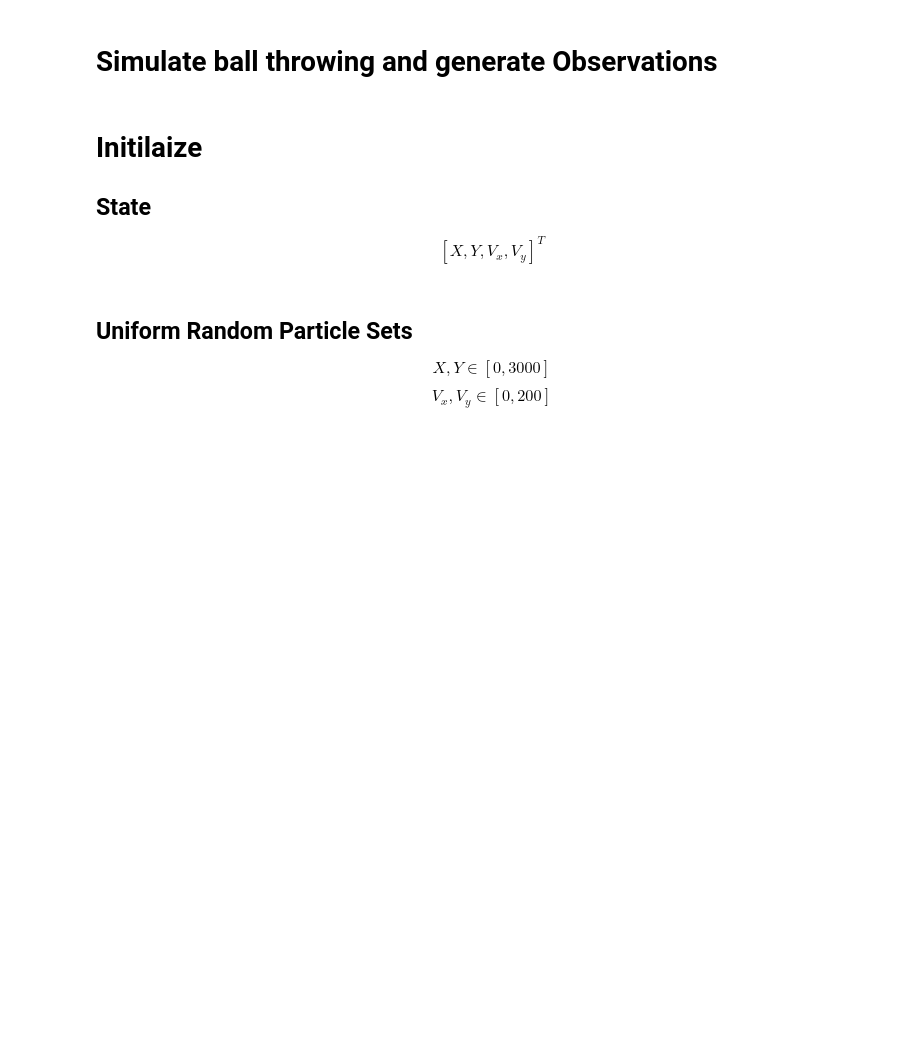
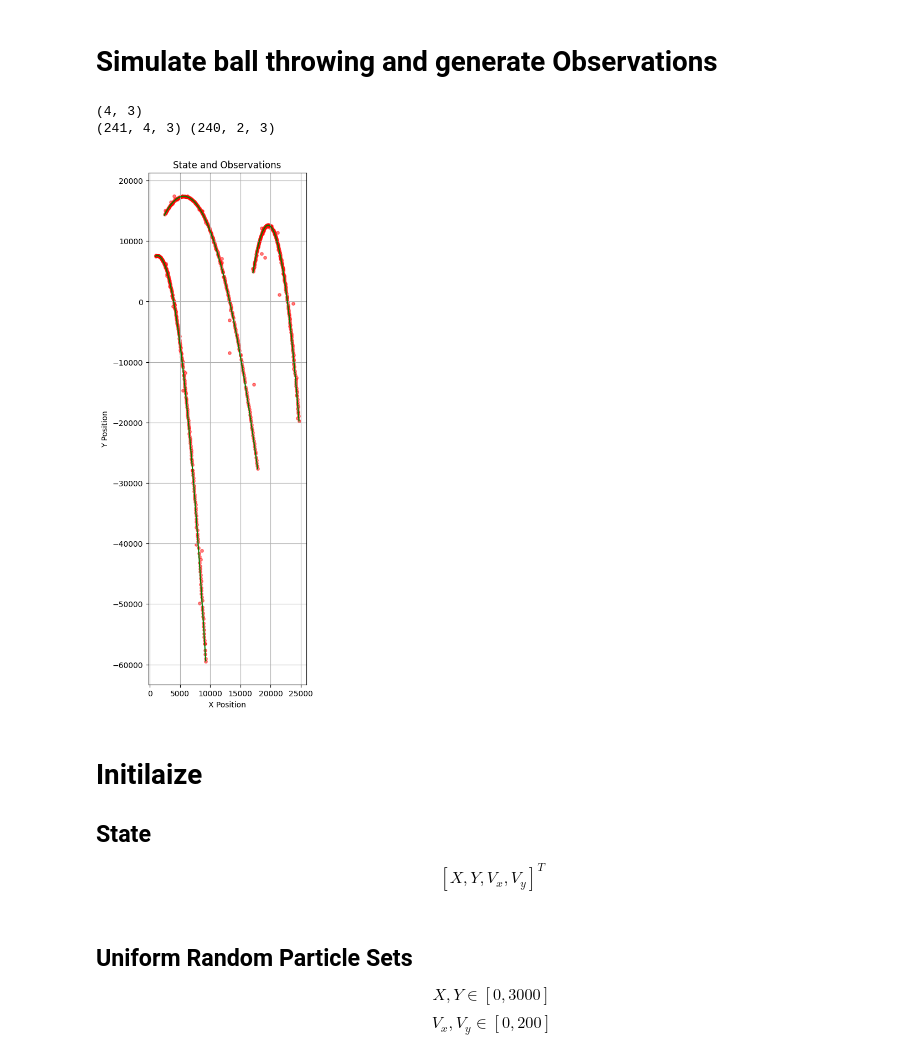
Before and after one commit to Horizon-42/particle_filter, a Jupyter notebook: run_partickle_filter.ipynb, the cells around one changed output. Saved outputs shown, nothing was run; the diff lists cells and outputs as text; code cells hidden in the pictures; blank space fills up the shorter version.

```diff
--- a/run_partickle_filter.ipynb
+++ b/run_partickle_filter.ipynb
@@ -18,24 +18,29 @@ from ball_throwing_simulator import BallThrowingSimulator
 # %%
 ball_num = 3
 delta_t = 0.5
 
 # create observ model for simulating and particle filter
 # observ_model = NormalObservation(ball_num, 2000)
-observ_model = NearestStudentTObservation(ball_num=ball_num, v=1, scale=1)
-# observ_model = UnorderedStudentTObservation(ball_num=ball_num, v=1, scale=1)
+# observ_model = NearestStudentTObservation(ball_num=ball_num, v=1, scale=1)
+observ_model = UnorderedStudentTObservation(ball_num=ball_num, v=1, scale=1)
+# observ_model = OrderedStudentTObservation(ball_num=ball_num, v=1, scale=10)
 # observ_model = GMMObservation(ball_num=ball_num, var_scale=20)
 # observ_model = NearestNeighborObservation(ball_num=ball_num, var_scale=20)
 # observ_model = NearestNeighborObservation(ball_num, 2000)
 
 # init_state = np.array([[0], [50], [300], [300]])  # Initial state: [x, y, vx, vy]
 simulator = BallThrowingSimulator(delta_t=delta_t, init_state=None, ball_num=ball_num, observ_model=observ_model)
 # Simulate the motion and observations
 states, observations = simulator.simulate(time=120)
 print(states.shape, observations.shape)
 # Show the simulated states and observations
 fig, ax = plt.subplots(figsize=(12, 12))
 plot_observations(ax, states, observations)
 plt.show()
+# %% [output]
+(4, 3)
+(241, 4, 3) (240, 2, 3)
+[figure, added]
 # %% [markdown]
 # Initilaize
 ## State
```
Also changed, not shown: parts of 2 cells of this notebook, 1 other file.
